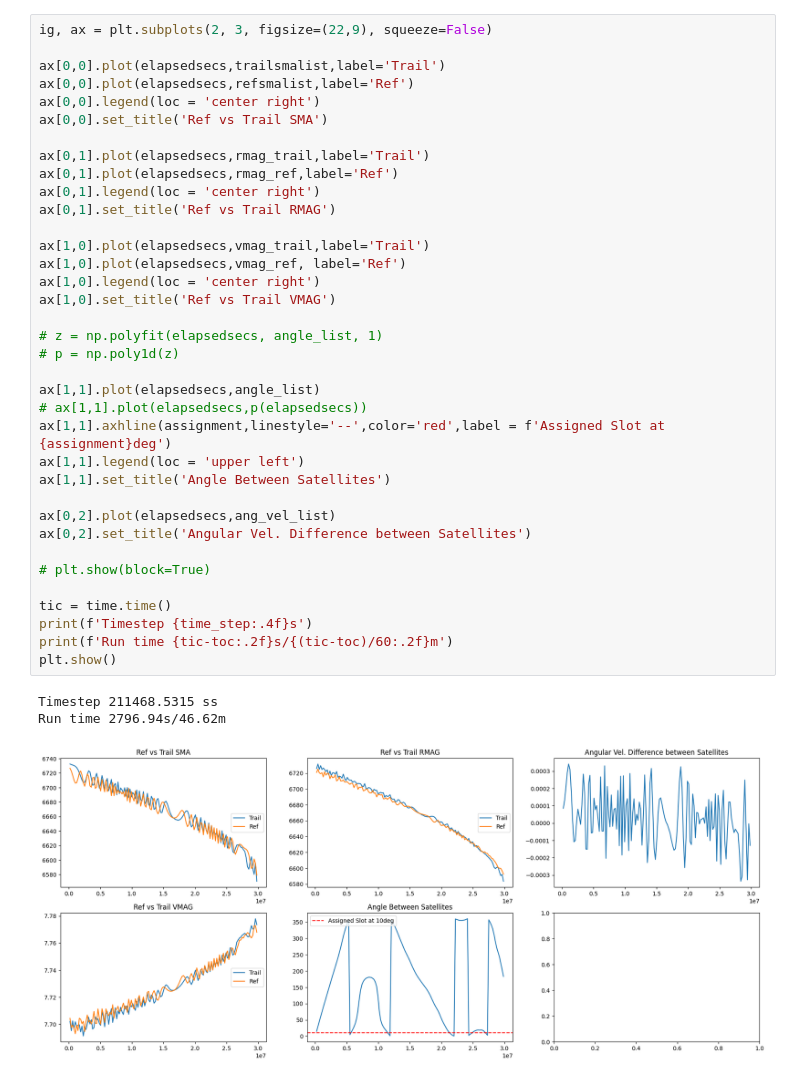
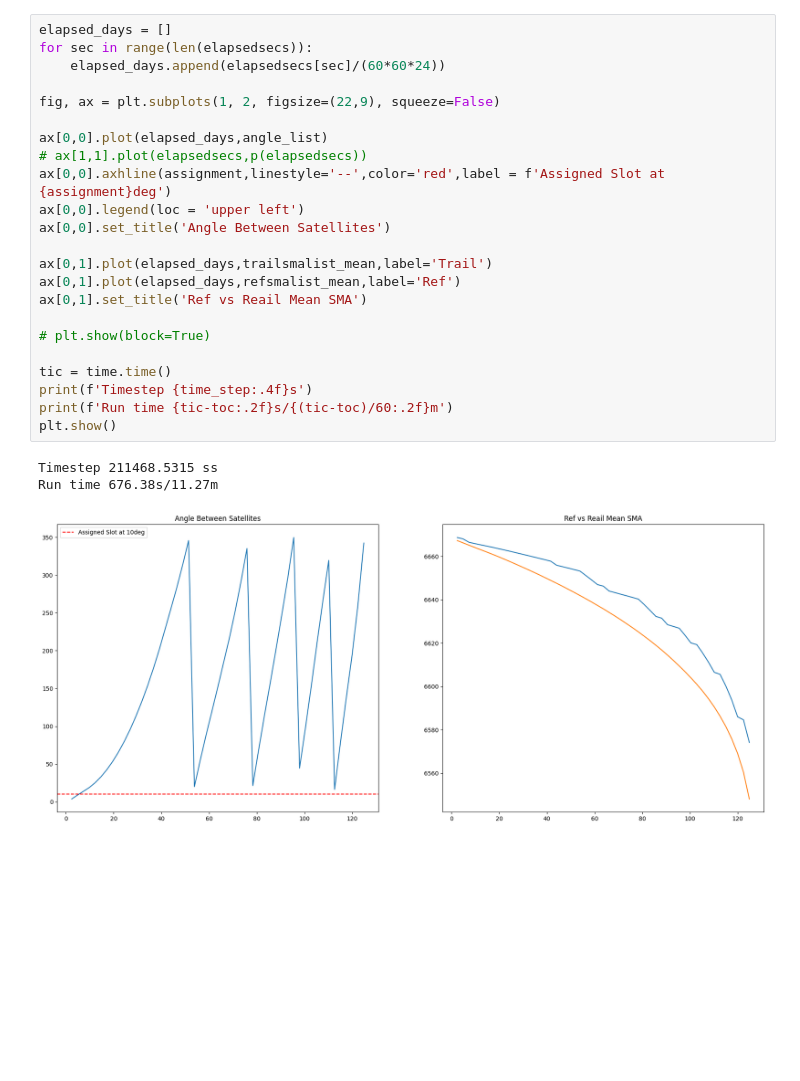
Before and after one commit to regalkuva/gmat_lorenzo, a Jupyter notebook: lorenzos_folder/scripts/differential_drag/lee_mean_dd.ipynb, the cells around one changed output. Saved outputs shown, nothing was run; the diff lists cells and outputs as text; blank space fills up the shorter version.

```diff
--- a/lorenzos_folder/scripts/differential_drag/lee_mean_dd.ipynb
+++ b/lorenzos_folder/scripts/differential_drag/lee_mean_dd.ipynb
@@ -195,40 +156,27 @@ Run time 1476.41s/24.61m
 # %%
-ig, ax = plt.subplots(2, 3, figsize=(22,9), squeeze=False)
+elapsed_days = []
+for sec in range(len(elapsedsecs)):
+    elapsed_days.append(elapsedsecs[sec]/(60*60*24))
 
-ax[0,0].plot(elapsedsecs,trailsmalist,label='Trail')
-ax[0,0].plot(elapsedsecs,refsmalist,label='Ref')
-ax[0,0].legend(loc = 'center right')
-ax[0,0].set_title('Ref vs Trail SMA')
+fig, ax = plt.subplots(1, 2, figsize=(22,9), squeeze=False)
 
-ax[0,1].plot(elapsedsecs,rmag_trail,label='Trail')
-ax[0,1].plot(elapsedsecs,rmag_ref,label='Ref')
-ax[0,1].legend(loc = 'center right')
-ax[0,1].set_title('Ref vs Trail RMAG')
+ax[0,0].plot(elapsed_days,angle_list)
+# ax[1,1].plot(elapsedsecs,p(elapsedsecs))
+ax[0,0].axhline(assignment,linestyle='--',color='red',label = f'Assigned Slot at {assignment}deg')
+ax[0,0].legend(loc = 'upper left')
+ax[0,0].set_title('Angle Between Satellites')
 
-ax[1,0].plot(elapsedsecs,vmag_trail,label='Trail')
-ax[1,0].plot(elapsedsecs,vmag_ref, label='Ref')
-ax[1,0].legend(loc = 'center right')
-ax[1,0].set_title('Ref vs Trail VMAG')
-
-# z = np.polyfit(elapsedsecs, angle_list, 1)
-# p = np.poly1d(z)
-
-ax[1,1].plot(elapsedsecs,angle_list)
-# ax[1,1].plot(elapsedsecs,p(elapsedsecs))
-ax[1,1].axhline(assignment,linestyle='--',color='red',label = f'Assigned Slot at {assignment}deg')
-ax[1,1].legend(loc = 'upper left')
-ax[1,1].set_title('Angle Between Satellites')
-
-ax[0,2].plot(elapsedsecs,ang_vel_list)
-ax[0,2].set_title('Angular Vel. Difference between Satellites')
+ax[0,1].plot(elapsed_days,trailsmalist_mean,label='Trail')
+ax[0,1].plot(elapsed_days,refsmalist_mean,label='Ref')
+ax[0,1].set_title('Ref vs Reail Mean SMA')
 
 # plt.show(block=True)
 
 tic = time.time()
 print(f'Timestep {time_step:.4f}s')
 print(f'Run time {tic-toc:.2f}s/{(tic-toc)/60:.2f}m')
 plt.show()
 # %% [output]
 Timestep 211468.5315 ss
-Run time 2796.94s/46.62m
+Run time 676.38s/11.27m
-[figure, old version]
+[figure, new version]
```
Also changed, not shown: parts of 1 cell of this notebook, 8 other files.
